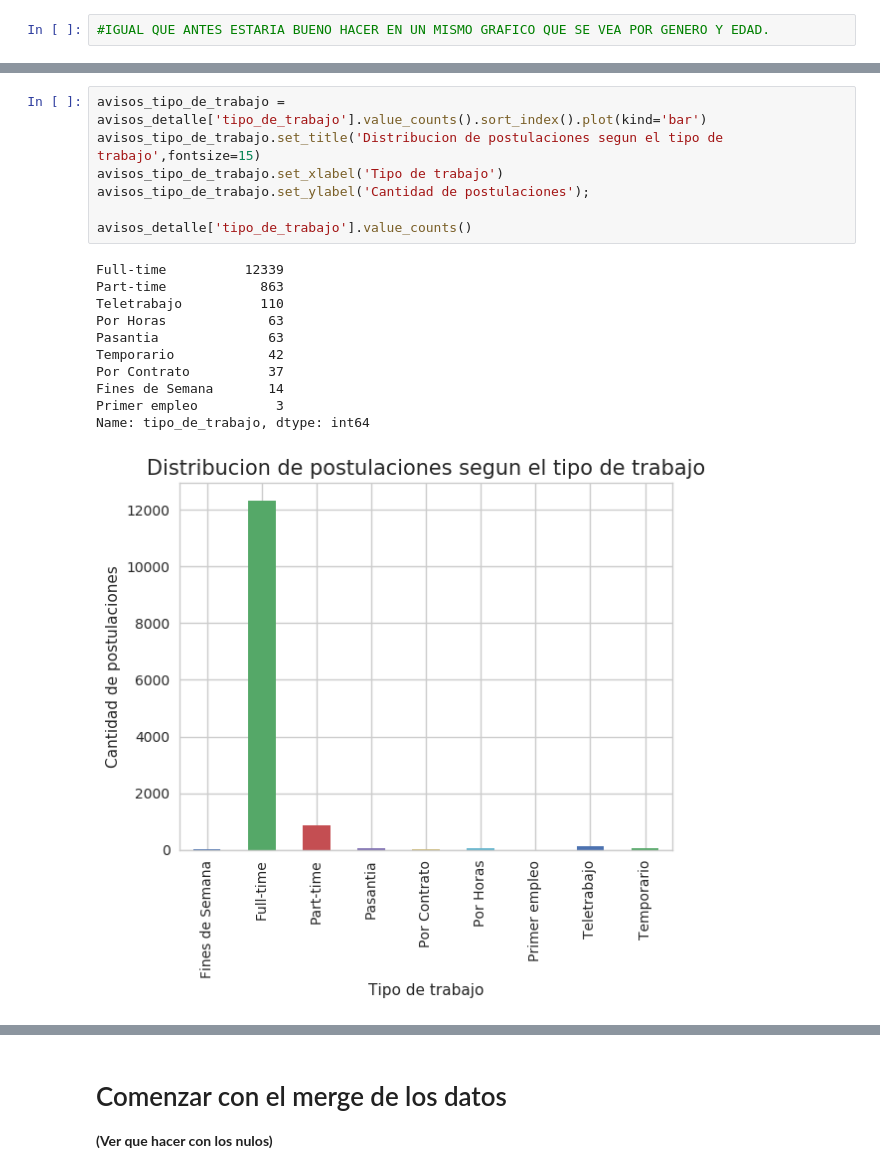
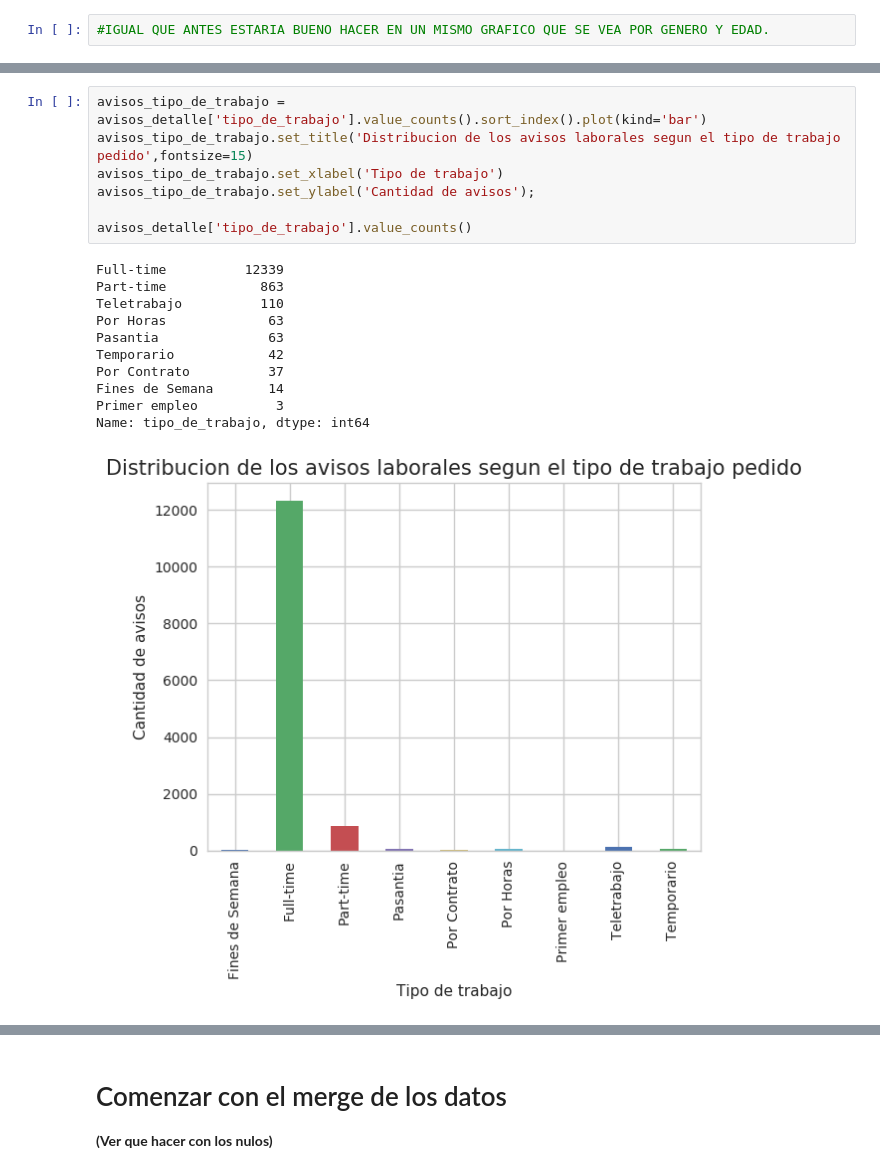
Before and after one commit to juanpcapurro/tp_datos, a Jupyter notebook: tp.ipynb, the cells around one changed output, grey strips where cells are left out. Drawn from its saved outputs; the diff is of its cells as text.

```diff
--- a/tp.ipynb
+++ b/tp.ipynb
@@ -206,21 +206,21 @@ Name: nivel_laboral, dtype: int64
 # %%
 avisos_tipo_de_trabajo = avisos_detalle['tipo_de_trabajo'].value_counts().sort_index().plot(kind='bar')
-avisos_tipo_de_trabajo.set_title('Distribucion de postulaciones segun el tipo de trabajo',fontsize=15)
+avisos_tipo_de_trabajo.set_title('Distribucion de los avisos laborales segun el tipo de trabajo pedido',fontsize=15)
 avisos_tipo_de_trabajo.set_xlabel('Tipo de trabajo')
-avisos_tipo_de_trabajo.set_ylabel('Cantidad de postulaciones');
+avisos_tipo_de_trabajo.set_ylabel('Cantidad de avisos');
 
 avisos_detalle['tipo_de_trabajo'].value_counts()
 # %% [output]
 Full-time          12339
 Part-time            863
 Teletrabajo          110
 Por Horas             63
 Pasantia              63
 Temporario            42
 Por Contrato          37
 Fines de Semana       14
 Primer empleo          3
 Name: tipo_de_trabajo, dtype: int64
-[figure, old version]
+[figure, new version]
 # %%
 avisos_zona = avisos_detalle['nombre_zona'].value_counts().sort_index().plot(kind='bar')
```
Also changed, not shown: parts of 4 cells of this notebook.
